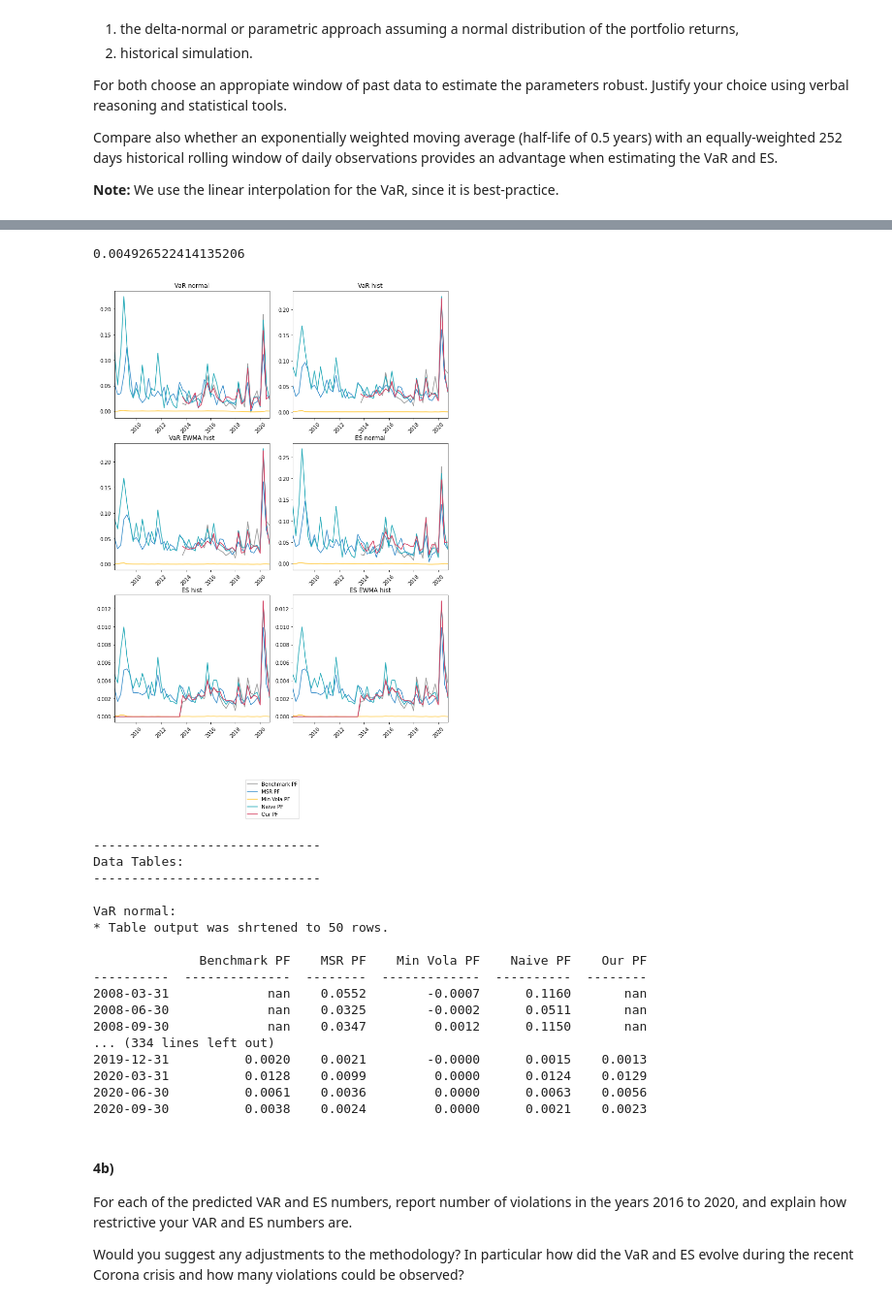
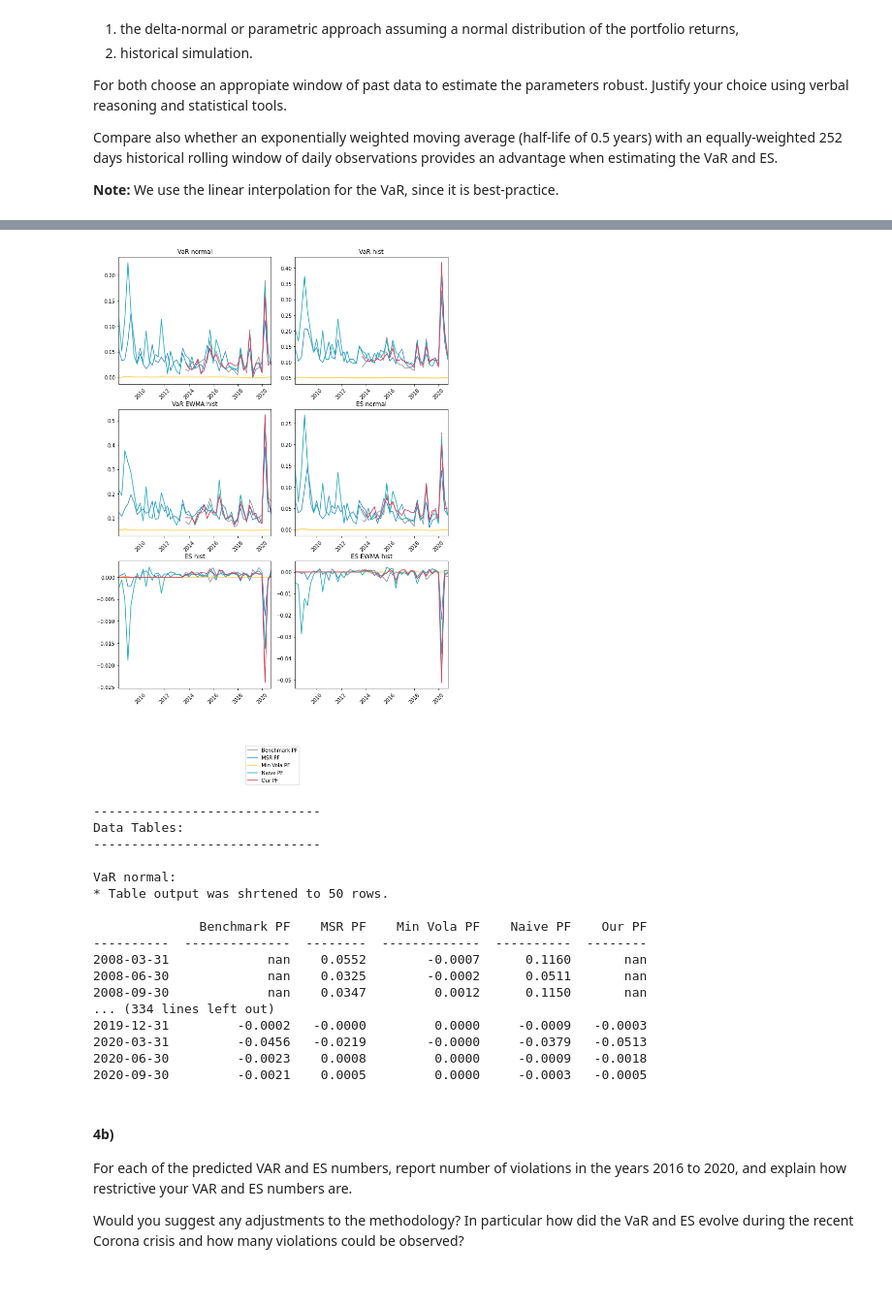
Before and after one commit to vanalmsick/pf_mgt, a Jupyter notebook: pf_mgt/assignment 2.ipynb, the cells around one changed output, grey strips where cells are left out. Shown at 97% size. Cells and saved outputs as stored; diff of their text form; code cells hidden in the pictures.

```diff
--- a/pf_mgt/assignment 2.ipynb
+++ b/pf_mgt/assignment 2.ipynb
@@ -53,7 +51,9 @@ df1 = get_data_nice_looking(fname, 'ETF & FF Factor Time Series', sheet_props={'
 df1 = DF_column_currency_conversion(df1, ['iShares STOXX Europe 600 UCITS ETF (DE) (EXSA.DE) €'], df1['USD/EUR (EUR=X) €'])
 df1 = DF_column_currency_conversion(df1, ['iShares Core Nikkei 225 ETF (1329.T) ¥'], df1['USD/JPY (JPY=X) ¥'])
 df1.rename(columns={'iShares STOXX Europe 600 UCITS ETF (DE) (EXSA.DE) €':'iShares STOXX Europe 600 UCITS ETF (DE) (EXSA.DE) $', 'iShares Core Nikkei 225 ETF (1329.T) ¥':'iShares Core Nikkei 225 ETF (1329.T) $'}, inplace=True)
-print(df1)
 
 df1 = DF_column_bond_conversion(df1, '13 Week Treasury Bill (^IRX) $', output=False)
+
+r_f = df1['13 Week Treasury Bill (^IRX) $'].pct_change().mean() * 252
+print('Our risk-free rate for this assignment is:',  r_f)
 # %% [output]
@@ -269,7 +255,7 @@ for date, new_df in df_date_period_iterator(df_returns, period='q', true_date=Tr
     tmp_moments_naive = PF_value_with_rebalancing(new_df, tmp_naive_weights, rebalancing='monthly', percentage=True)['PF Total'].rename('Naive PF')
     performace = performace.append(pd.concat([tmp_moments_MSR, tmp_moments_MVola, tmp_moments_naive], axis=1))
 
-    PF_moments[date] = moments(pd.concat([tmp_moments_MSR, tmp_moments_MVola, tmp_moments_naive], axis=1, sort=False), output=['Mean (p.a.)', 'Sharpe', 'SStd (p.a.)', 'MaxD'])
+    PF_moments[date] = moments(pd.concat([tmp_moments_MSR, tmp_moments_MVola, tmp_moments_naive], axis=1, sort=False), output=['Mean (p.a.)', 'Sharpe', 'SStd (p.a.)', 'MaxD'], r_f=r_f)
 
     merged_weights = pd.concat([pd.Series(tmp_MSR_weights).rename('weights_MSR'), pd.Series(tmp_MVola_weights).rename('weights_MVol'), pd.Series(tmp_naive_weights).rename('weights_1/N')], axis=1)
     weights[date] = merged_weights
@@ -834,29 +916,20 @@ None
-# %%
-ewma = 0.5
-lamda = 1 - np.log(2)/(ewma*252)
-proba = (1-lamda) * lamda ** (20)
-proba
-# %% [output]
-0.004926522414135206
 # %%
 combined = {}
 for day, DF in df_date_period_iterator(store_exercise_1, period='q', true_date=True):
-    tmp_VaR = VaR(DF, p=0.95, method=['normal','hist'], output='VaR', n_days=20).rename(columns={'hist':'VaR hist', 'normal':'VaR normal'})
-    ############# EMWA config ##########
-    tmp_EWMA_VaR = VaR(DF, p=0.95, method=['hist'], output='VaR', n_days=20, ewma=False).rename(columns={'hist':'VaR EWMA hist'})
+    tmp_VaR = VaR(DF, p=0.95, method=['normal','hist'], output='VaR', n_days=20, ewma=False).rename(columns={'hist':'VaR hist', 'normal':'VaR normal'})
+    tmp_EWMA_VaR = VaR(DF, p=0.95, method=['hist'], output='VaR', n_days=20, ewma=0.5).rename(columns={'hist':'VaR EWMA hist'})
     tmp_VaR = pd.concat([tmp_VaR, tmp_EWMA_VaR], axis=1)
-    tmp_ES = VaR(DF, p=0.95, method=['normal','hist'], output='ES', n_days=20).rename(columns={'hist':'ES hist', 'normal':'ES normal'})
-    ############# EMWA config ##########
-    tmp_EWMA_ES = VaR(DF, p=0.95, method=['hist'], output='ES', n_days=20, ewma=False).rename(columns={'hist':'ES EWMA hist'})
+    tmp_ES = VaR(DF, p=0.95, method=['normal','hist'], output='ES', n_days=20, ewma=False).rename(columns={'hist':'ES hist', 'normal':'ES normal'})
+    tmp_EWMA_ES = VaR(DF, p=0.95, method=['hist'], output='ES', n_days=20, ewma=0.5).rename(columns={'hist':'ES EWMA hist'})
     tmp_ES = pd.concat([tmp_ES, tmp_EWMA_ES], axis=1)
     combined[day] = pd.concat([tmp_VaR, tmp_ES], axis=1)
 
 combined = transpose_dict_DF(combined, [('head','index'),('dict_key','index')])
 store4a = combined.copy()
 
 custom_plot(combined)
 # %% [output]
-[figure, old version]
+[figure, new version]
 ------------------------------
 Data Tables:
 ------------------------------
@@ -870,10 +943,10 @@ VaR normal:
 2008-06-30             nan    0.0325        -0.0002      0.0511       nan
 2008-09-30             nan    0.0347         0.0012      0.1150       nan
 ... (334 lines left out)
-2019-12-31          0.0020    0.0021        -0.0000      0.0015    0.0013
-2020-03-31          0.0128    0.0099         0.0000      0.0124    0.0129
-2020-06-30          0.0061    0.0036         0.0000      0.0063    0.0056
-2020-09-30          0.0038    0.0024         0.0000      0.0021    0.0023
+2019-12-31         -0.0002   -0.0000         0.0000     -0.0009   -0.0003
+2020-03-31         -0.0456   -0.0219        -0.0000     -0.0379   -0.0513
+2020-06-30         -0.0023    0.0008         0.0000     -0.0009   -0.0018
+2020-09-30         -0.0021    0.0005         0.0000     -0.0003   -0.0005
 # %% [markdown]
 #### 4b)
 For each of the predicted VAR and ES numbers, report number of violations in the years 2016 to 2020, and explain how restrictive your VAR and ES numbers are.
```
Also changed, not shown: parts of 19 cells of this notebook, 3 other files.
